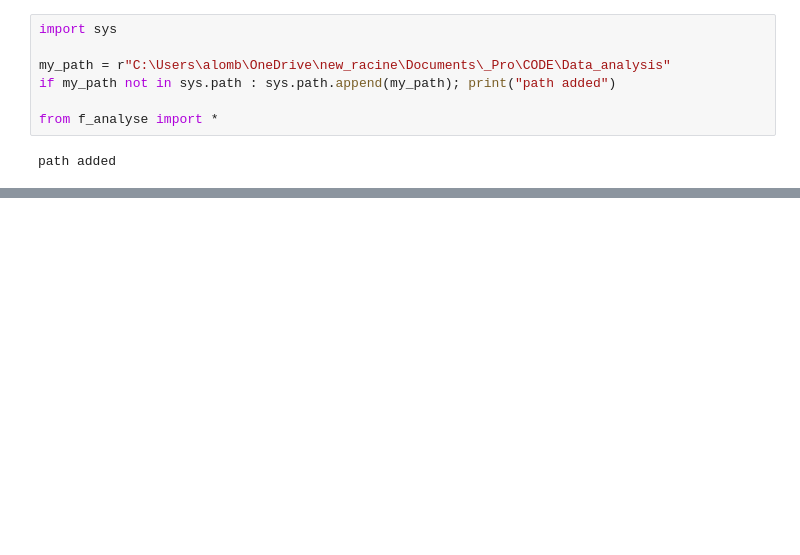
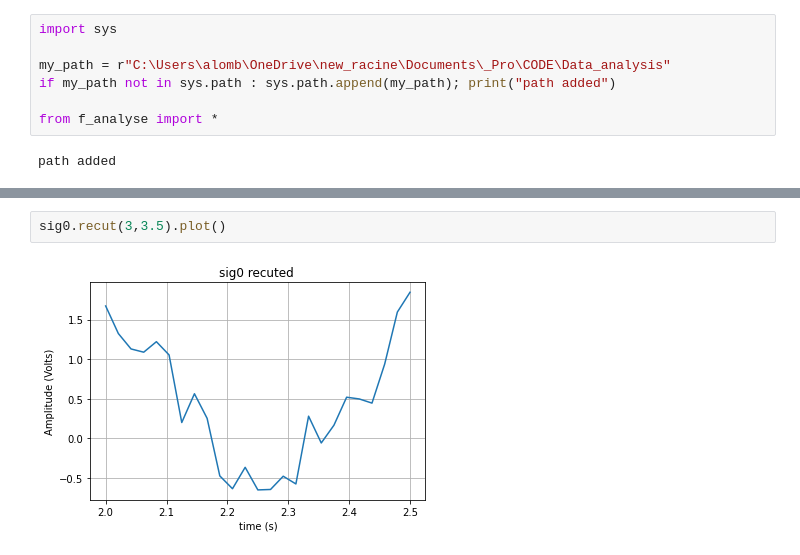
Before and after one commit to Octavius26/Data_analysis, a Jupyter notebook: demo.ipynb, the cells around one changed output, grey strips where cells are left out. Drawn from its saved outputs; the diff is of its cells as text; blank space fills up the shorter version.

```diff
--- a/demo.ipynb
+++ b/demo.ipynb
@@ -22,0 +29,4 @@ sig0.plot()
+# %%
+sig0.recut(3,3.5).plot()
+# %% [output]
+[figure, added]
```
Also changed, not shown: parts of 8 cells of this notebook, 1 other file.
